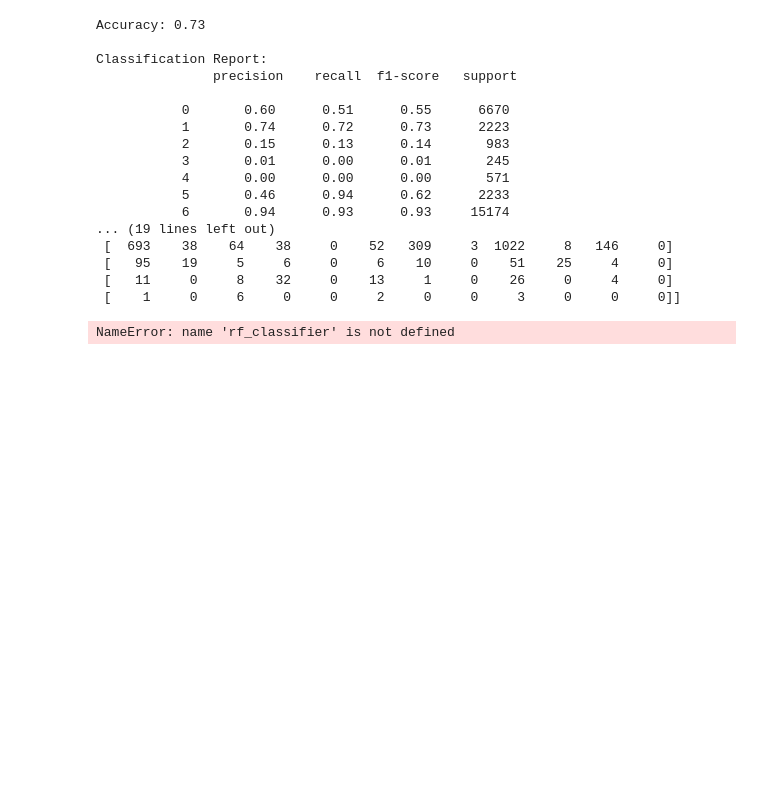
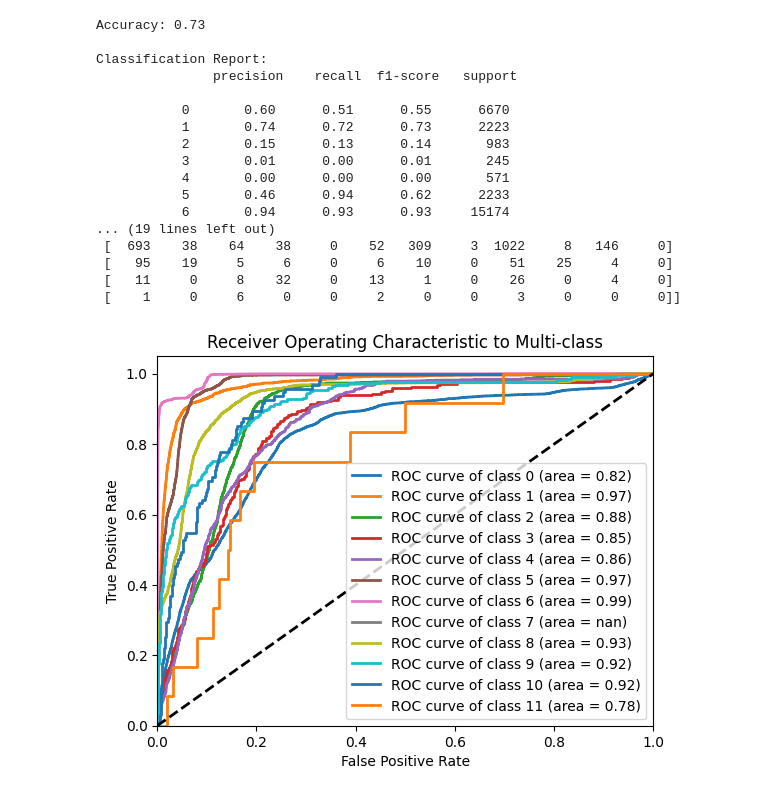
Before and after one commit to NikosBelibasakis/Data_Mining_project, a Jupyter notebook: Q2/BN.ipynb, the cells around one changed output. Cells and saved outputs as stored; diff of their text form; code cells hidden in the pictures; blank space fills up the shorter version.

```diff
--- a/Q2/BN.ipynb
+++ b/Q2/BN.ipynb
@@ -120,6 +121,6 @@ Classification Report:
 # %%
 from evaluation import get_roc_curve
 
-get_roc_curve(rf_classifier,X_test,y_test)
+get_roc_curve(model,x_test,y_test)
 # %% [output]
-NameError: name 'rf_classifier' is not defined
+[figure, added]
```
Also changed, not shown: parts of 2 cells of this notebook.
